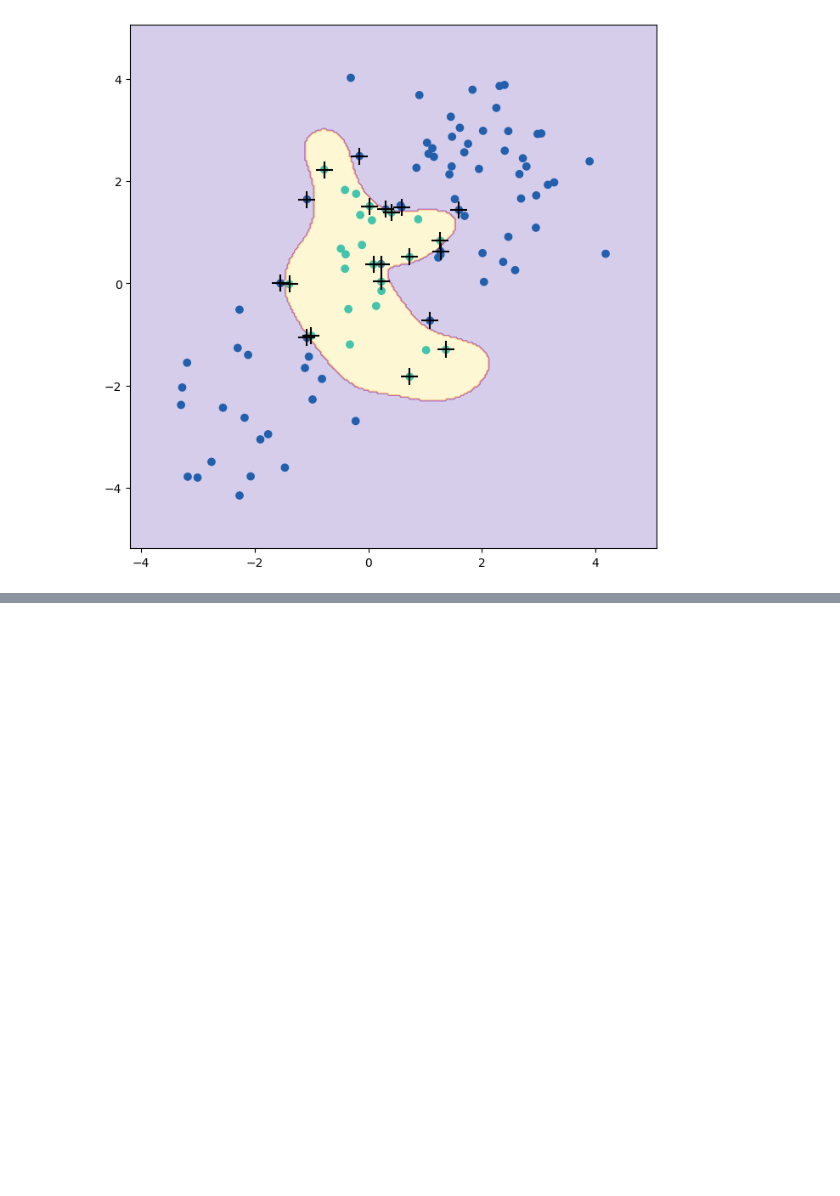
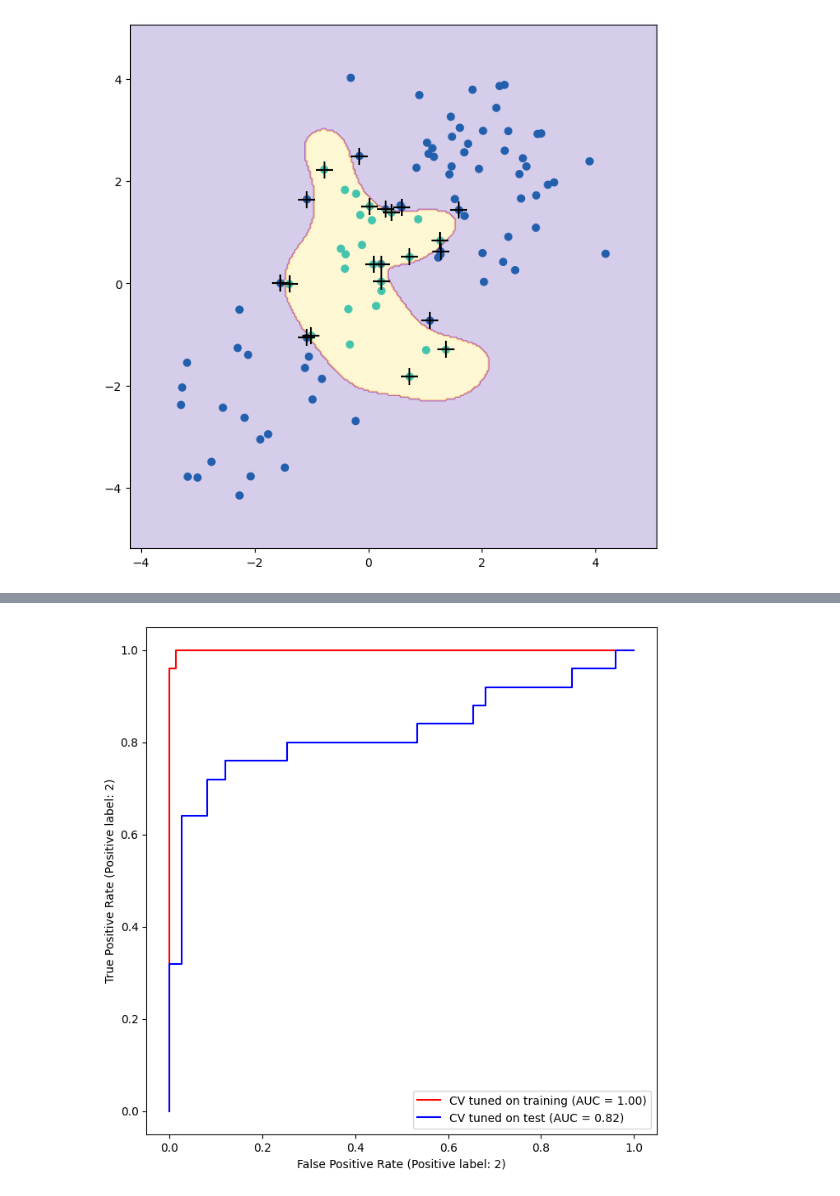
Before and after one commit to JoeyLukes/ISLRv2, a Jupyter notebook: Ch9/Lab/Lab9-6.ipynb, the cells around one changed output, grey strips where cells are left out. Cells and saved outputs as stored; diff of their text form; code cells hidden in the pictures; blank space fills up the shorter version.

```diff
--- a/Ch9/Lab/Lab9-6.ipynb
+++ b/Ch9/Lab/Lab9-6.ipynb
@@ -242,0 +280,21 @@ confusion_table(y_hat_test, y_test)
+# %%
+## Keep in mind the above are on training data
+## We now perform on test data
+roc_curve(svm_flex,
+X_test,
+y_test,
+name='Test $\gamma=50$',
+color='b',
+ax=ax)
+fig
+
+fig, ax = subplots(figsize=(8,8))
+for (X_, y_, c, name) in zip((X_train, X_test),(y_train, y_test),('r', 'b'),('CV tuned on training','CV tuned on test')):
+    roc_curve(best_svm,
+    X_,
+    y_,
+    name=name,
+    ax=ax,
+    color=c)
+# %% [output]
+[figure, added]
```
Also changed, not shown: parts of 10 cells of this notebook, 1 other file.
